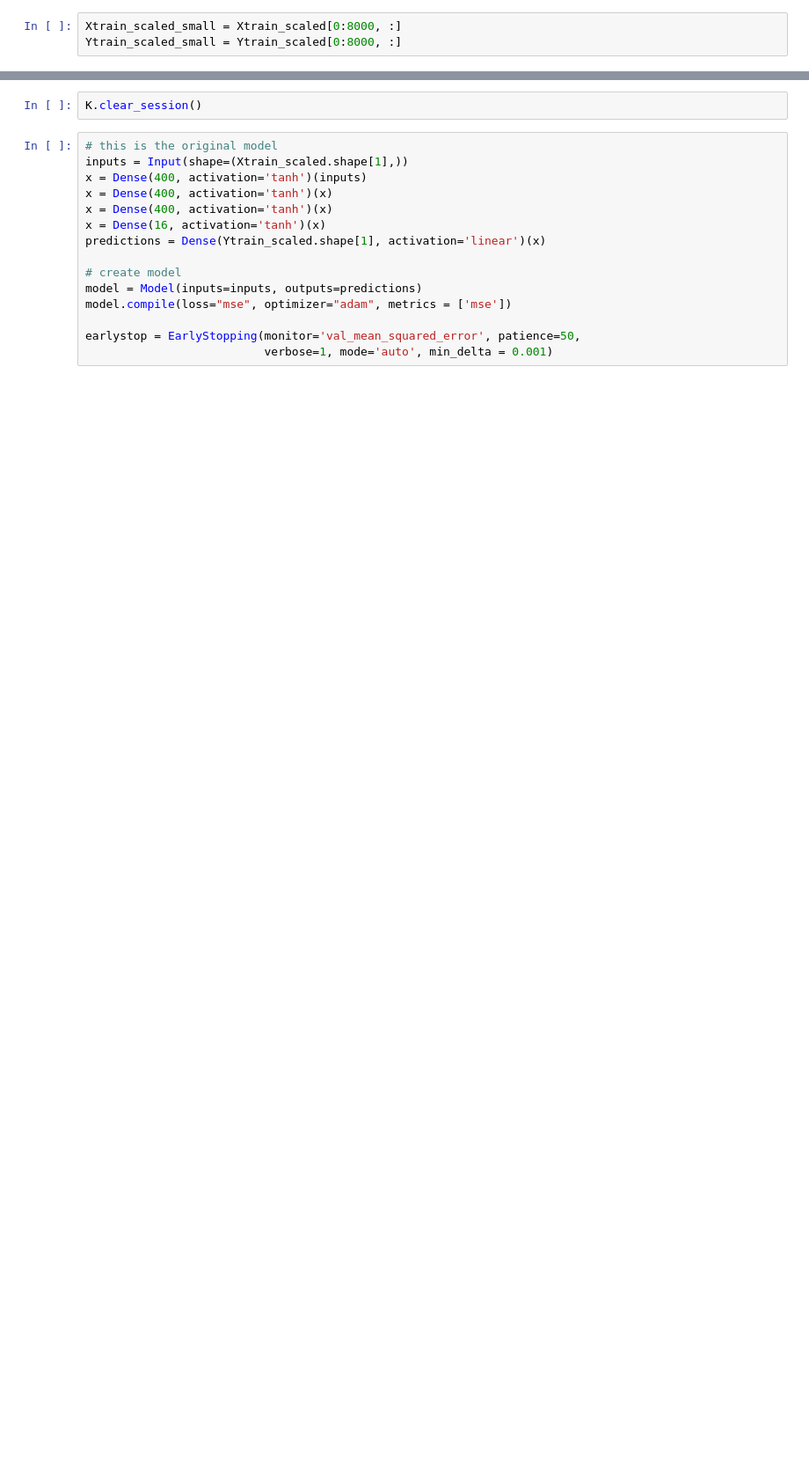
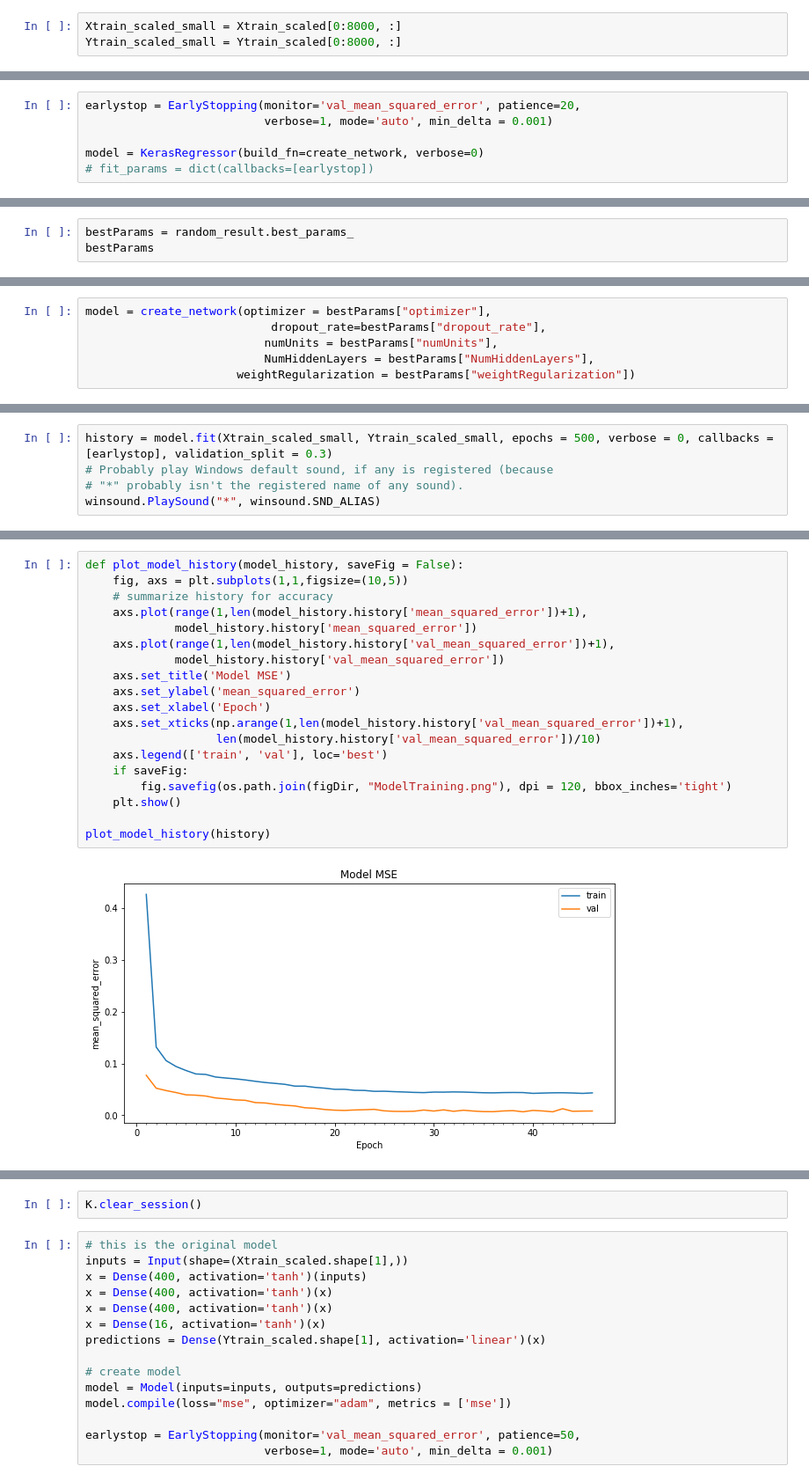
Before and after one commit to oliviatessa/MothMachineLearning, a Jupyter notebook: 009_NetworkCV.ipynb, the cells around one changed output, grey strips where cells are left out. Shown at 88% size. Saved outputs shown, nothing was run; the diff lists cells and outputs as text; blank space fills up the shorter version.

```diff
--- a/009_NetworkCV.ipynb
+++ b/009_NetworkCV.ipynb
@@ -234,0 +200,6 @@ grid_result.best_params_
+# %%
+earlystop = EarlyStopping(monitor='val_mean_squared_error', patience=20,
+                          verbose=1, mode='auto', min_delta = 0.001)
+
+model = KerasRegressor(build_fn=create_network, verbose=0)
+# fit_params = dict(callbacks=[earlystop])
@@ -234,0 +232,3 @@ grid_result.best_params_
+# %%
+bestParams = random_result.best_params_
+bestParams
@@ -234,0 +250,6 @@ grid_result.best_params_
+# %%
+model = create_network(optimizer = bestParams["optimizer"],
+                           dropout_rate=bestParams["dropout_rate"],
+                          numUnits = bestParams["numUnits"],
+                          NumHiddenLayers = bestParams["NumHiddenLayers"],
+                      weightRegularization = bestParams["weightRegularization"])
@@ -234,0 +276,5 @@ grid_result.best_params_
+# %%
+history = model.fit(Xtrain_scaled_small, Ytrain_scaled_small, epochs = 500, verbose = 0, callbacks = [earlystop], validation_split = 0.3)
+# Probably play Windows default sound, if any is registered (because
+# "*" probably isn't the registered name of any sound).
+winsound.PlaySound("*", winsound.SND_ALIAS)
@@ -234,0 +292,21 @@ grid_result.best_params_
+# %%
+def plot_model_history(model_history, saveFig = False):
+    fig, axs = plt.subplots(1,1,figsize=(10,5))
+    # summarize history for accuracy
+    axs.plot(range(1,len(model_history.history['mean_squared_error'])+1),
+             model_history.history['mean_squared_error'])
+    axs.plot(range(1,len(model_history.history['val_mean_squared_error'])+1),
+             model_history.history['val_mean_squared_error'])
+    axs.set_title('Model MSE')
+    axs.set_ylabel('mean_squared_error')
+    axs.set_xlabel('Epoch')
+    axs.set_xticks(np.arange(1,len(model_history.history['val_mean_squared_error'])+1),
+                   len(model_history.history['val_mean_squared_error'])/10)
+    axs.legend(['train', 'val'], loc='best')
+    if saveFig:
+        fig.savefig(os.path.join(figDir, "ModelTraining.png"), dpi = 120, bbox_inches='tight')
+    plt.show()
+
+plot_model_history(history)
+# %% [output]
+[figure, added]
```
Also changed, not shown: parts of 27 cells of this notebook.
